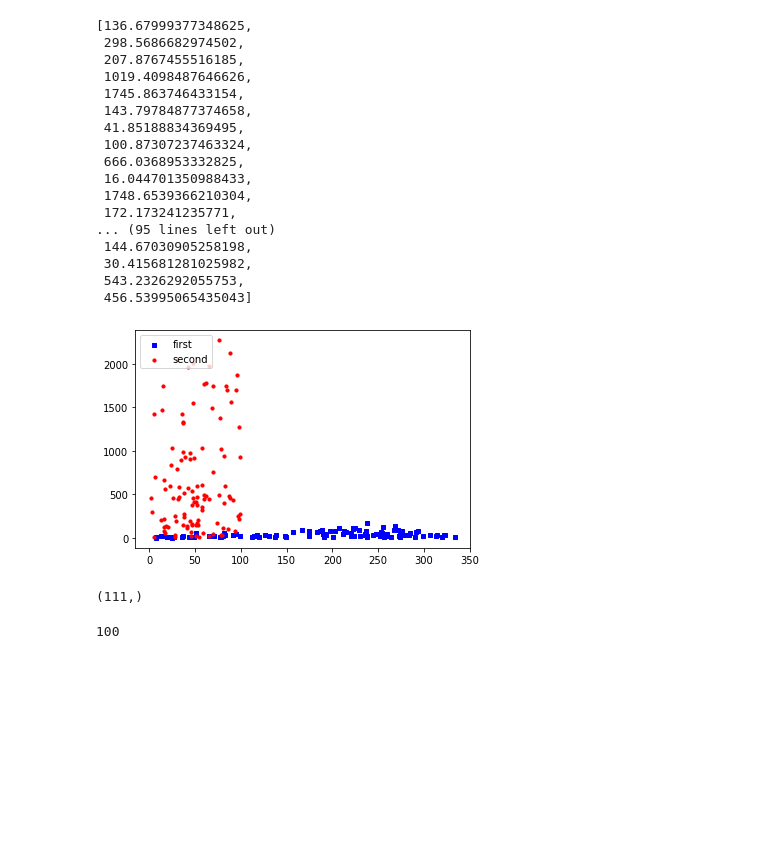
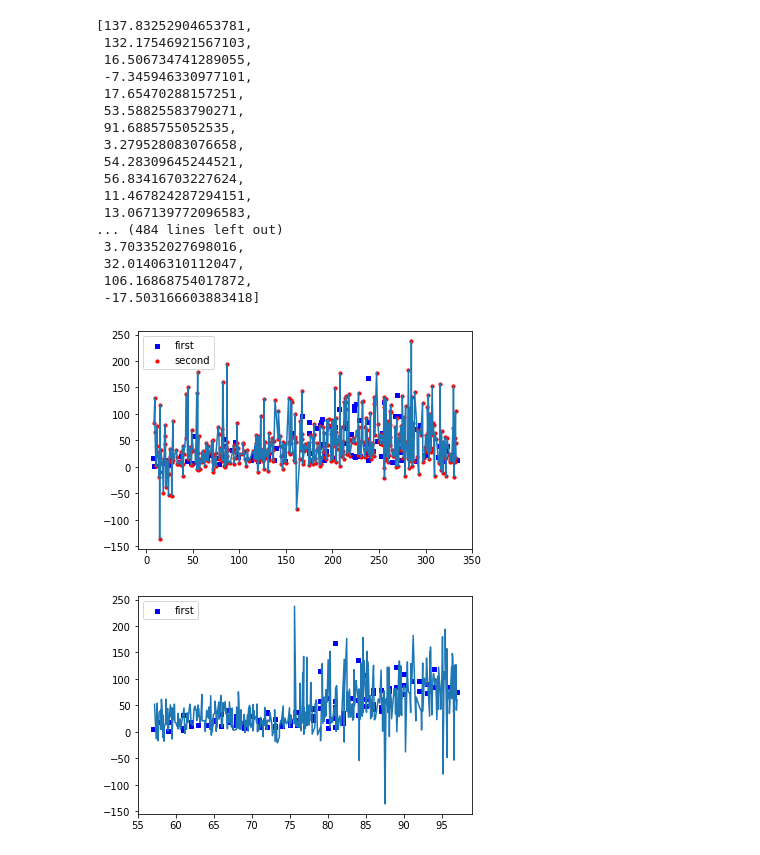
Before and after one commit to pablolp99/mn-tp3, a Jupyter notebook: notebooks/Untitled.ipynb, the cells around one changed output. Drawn from its saved outputs; the diff is of its cells as text; code cells hidden in the pictures; blank space fills up the shorter version.

```diff
--- a/notebooks/Untitled.ipynb
+++ b/notebooks/Untitled.ipynb
@@ -16,50 +16,59 @@ yy = df["ozone"].to_numpy()
 
 loess = Loess(xx, yy)
 # %%
-a=np.random.rand(111,3)
-a = a * 100
+a=np.random.rand(500,3)
+a = a * (xx.max(axis=0) - xx.min(axis=0)) + xx.min(axis=0)
 # %%
 res = []
 
 for vec in a:
-    res.append(loess.estimate(vec, 5, 2))
+    res.append(loess.estimate(vec, 5, degree=2))
 
 res
 # %% [output]
-[136.67999377348625,
- 298.5686682974502,
- 207.8767455516185,
- 1019.4098487646626,
- 1745.863746433154,
- 143.79784877374658,
- 41.85188834369495,
- 100.87307237463324,
- 666.0368953332825,
- 16.044701350988433,
- 1748.6539366210304,
- 172.173241235771,
-... (95 lines left out)
- 144.67030905258198,
- 30.415681281025982,
- 543.2326292055753,
- 456.53995065435043]
+[137.83252904653781,
+ 132.17546921567103,
+ 16.506734741289055,
+ -7.345946330977101,
+ 17.65470288157251,
+ 53.58825583790271,
+ 91.6885755052535,
+ 3.279528083076658,
+ 54.28309645244521,
+ 56.83416703227624,
+ 11.467824287294151,
+ 13.067139772096583,
+... (484 lines left out)
+ 3.703352027698016,
+ 32.01406310112047,
+ 106.16868754017872,
+ -17.503166603883418]
 # %%
 fig = plt.figure()
 ax1 = fig.add_subplot(111)
 
 rad_in = a[:, 0]
+yhat = np.array(res)[np.argsort(rad_in)]
 
 ax1.scatter(df["radiation"].to_numpy(), yy, s=10, c='b', marker="s", label='first')
 ax1.scatter(rad_in, res, s=10, c='r', marker="o", label='second')
+ax1.plot(np.sort(rad_in), yhat)
 plt.legend(loc='upper left');
 plt.show()
 # %% [output]
-[figure, old version]
+[figure, new version]
-# %%
-df["radiation"].to_numpy().shape
-# %% [output]
-(111,)
-# %%
-len(res)
-# %% [output]
-100
+# %%
+fig = plt.figure()
+ax1 = fig.add_subplot(111)
+
+temp_in = a[:, 1]
+
+yhat = np.array(res)[np.argsort(temp_in)]
+
+ax1.scatter(df["temperature"].to_numpy(), yy, s=10, c='b', marker="s", label='first')
+# ax1.scatter(temp_in, res, s=10, c='r', marker="o", label='second')
+ax1.plot(np.sort(temp_in), yhat)
+plt.legend(loc='upper left');
+plt.show()
+# %% [output]
+[figure, added]
```
Also changed, not shown: parts of 8 cells of this notebook, 1 other file.
